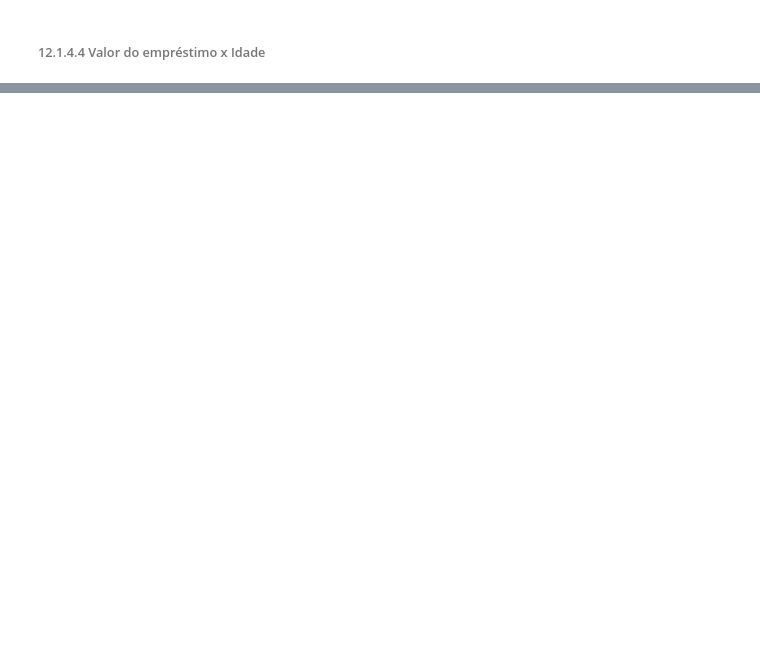
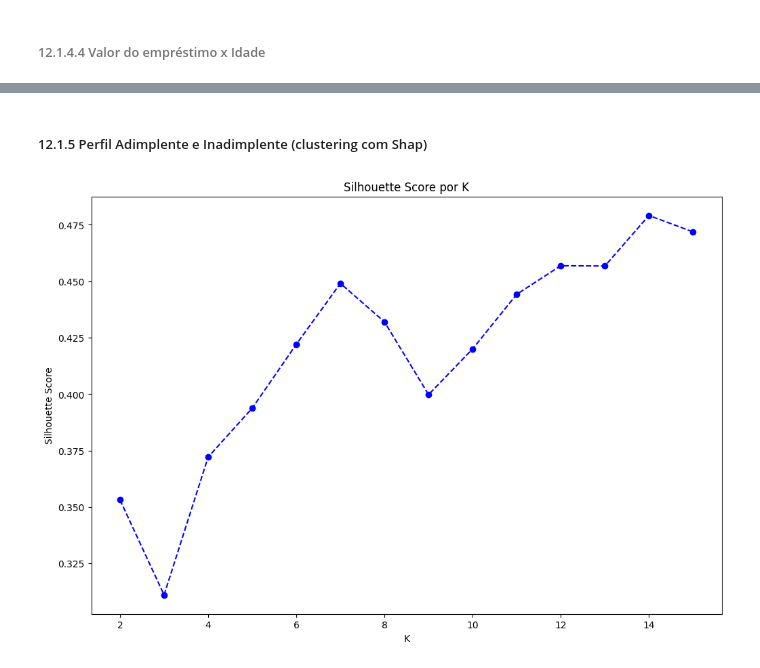
Before and after one commit to samantasobral/shap-ml-interpretability, a Jupyter notebook: notebook/shap_model.ipynb, the cells around one changed output, grey strips where cells are left out. Saved outputs shown, nothing was run; the diff lists cells and outputs as text; code cells hidden in the pictures; blank space fills up the shorter version.

Commit message:
docs: clusters ciclo 6

```diff
--- a/notebook/shap_model.ipynb
+++ b/notebook/shap_model.ipynb
@@ -2706,0 +2715,30 @@ shap.dependence_plot('valor_emprestimo', shap_values.values, X_test, interaction
+# %% [markdown]
+##### 12.1.5 Perfil Adimplente e Inadimplente (clustering com Shap)
+# %%
+def silhouette_score(df, model, k_start, k_end):
+    cluster_list = []
+    n_cluster = list(range(k_start, k_end + 1))
+
+    for k in n_cluster:
+        if(model == 'gmm'):
+            cluster_model = GaussianMixture(n_components=k, random_state=42)
+            cluster_model.fit(df)
+            labels = cluster_model.predict(df)
+
+        elif(model == 'kmeans'):
+            cluster_model = KMeans(n_clusters=k, random_state=42)
+            cluster_model.fit(df)
+            labels = cluster_model.predict(df)
+
+        elif(model == 'hierarchy'):
+            cluster_model = hierarchy.linkage(df,'ward')
+            labels = hierarchy.fcluster(model, k, criterion='maxclust')
+
+        sil = metrics.silhouette_score(df, labels, metric='euclidean')
+        cluster_list.append(sil)
+
+    plt.plot(n_cluster, cluster_list, linestyle = '--', marker = 'o', color = 'b')
+    plt.xlabel('K')
+    plt.ylabel('Silhouette Score')
+    plt.title('Silhouette Score por K')
+    plt.show()
@@ -2706,0 +2767,4 @@ shap.dependence_plot('valor_emprestimo', shap_values.values, X_test, interaction
+# %%
+silhouette_score(df_shap_xgb, 'kmeans', 2, 15)
+# %% [output]
+[figure, added]
```
Also changed, not shown: parts of 43 cells of this notebook.
